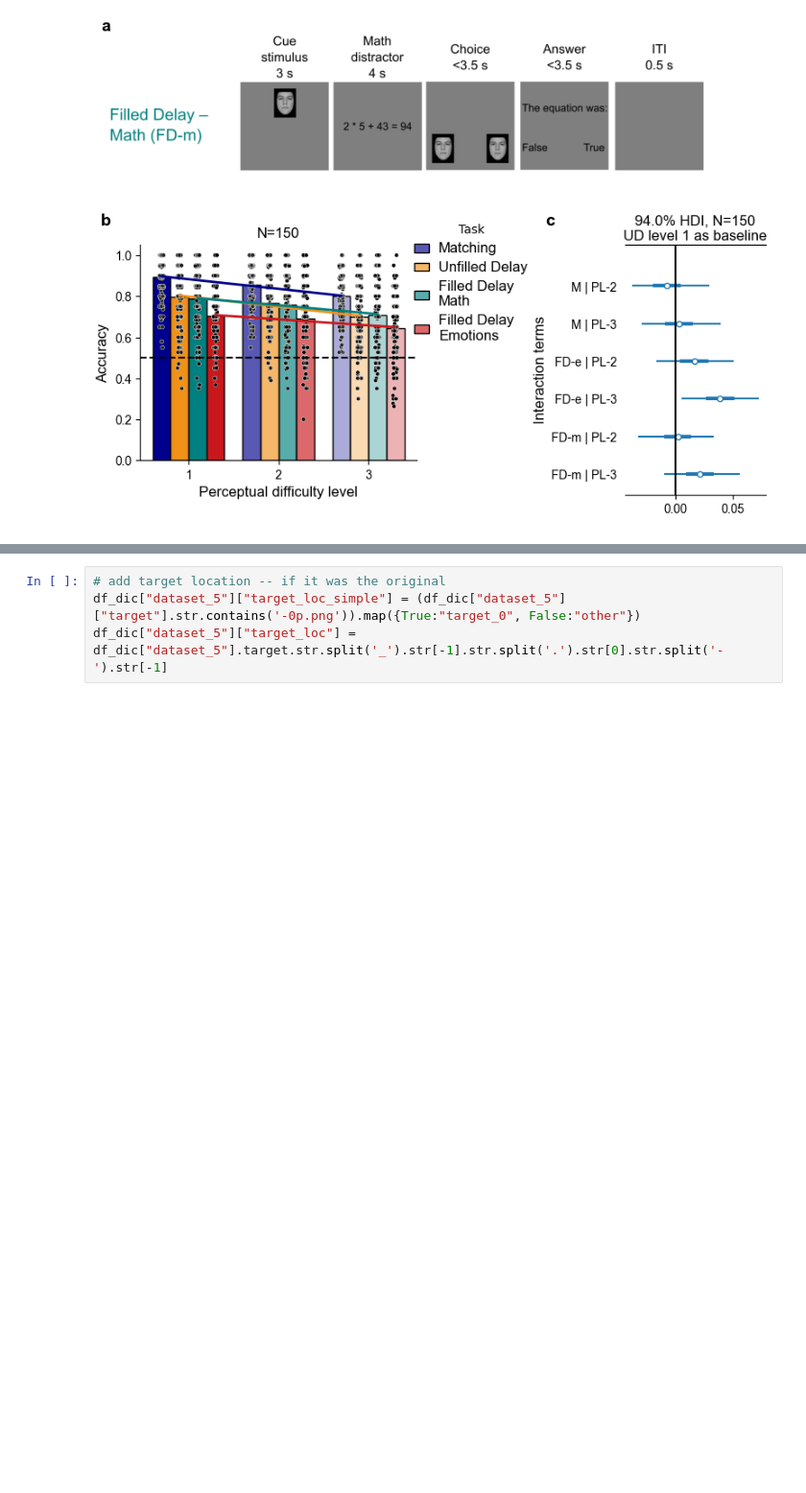
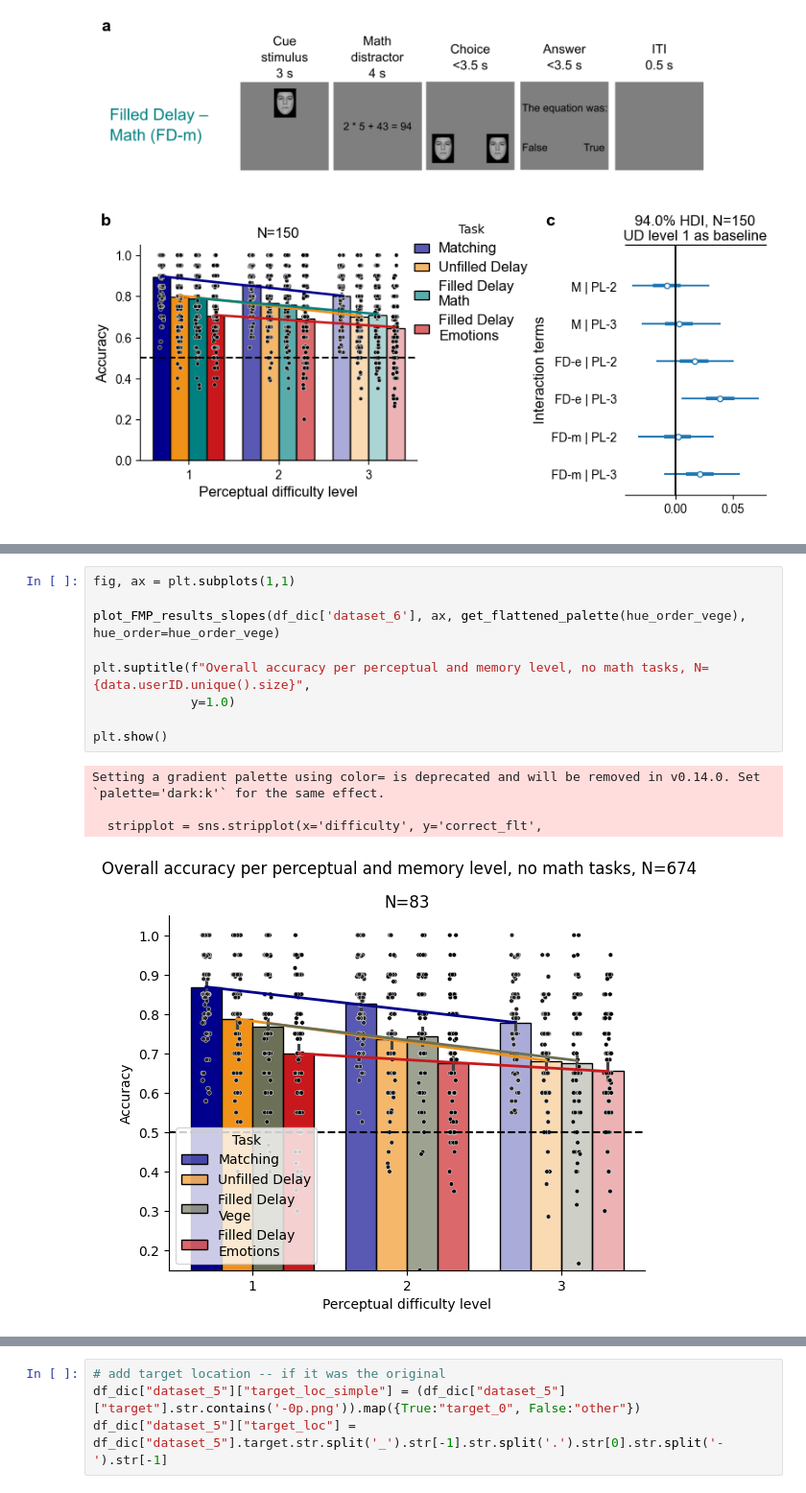
Before and after one commit to jankaWIS/FMP_paper, a Jupyter notebook: Figures/Figures_FMP_paper_2024.ipynb, the cells around one changed output, grey strips where cells are left out. Shown at 96% size. Drawn from its saved outputs; the diff is of its cells as text; blank space fills up the shorter version.

```diff
--- a/Figures/Figures_FMP_paper_2024.ipynb
+++ b/Figures/Figures_FMP_paper_2024.ipynb
@@ -1008,0 +1016,14 @@ Setting a gradient palette using color= is deprecated and will be removed in v0.
+# %%
+fig, ax = plt.subplots(1,1)
+
+plot_FMP_results_slopes(df_dic['dataset_6'], ax, get_flattened_palette(hue_order_vege), hue_order=hue_order_vege)
+
+plt.suptitle(f"Overall accuracy per perceptual and memory level, no math tasks, N={data.userID.unique().size}",
+             y=1.0)
+
+plt.show()
+# %% [output]
+Setting a gradient palette using color= is deprecated and will be removed in v0.14.0. Set `palette='dark:k'` for the same effect.
+
+  stripplot = sns.stripplot(x='difficulty', y='correct_flt',
+[figure, added]
```
Also changed, not shown: parts of 17 cells of this notebook, 17 other files.
